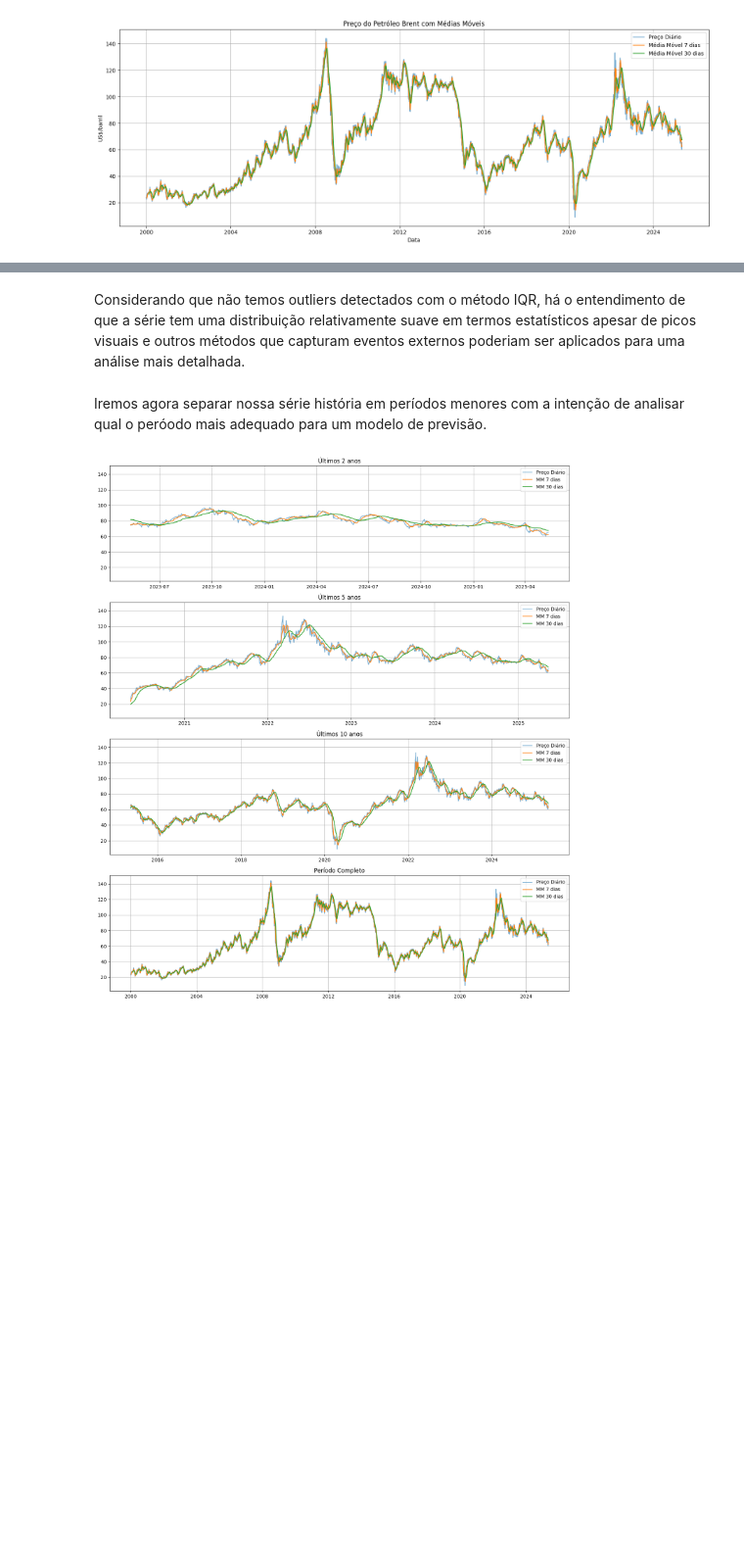
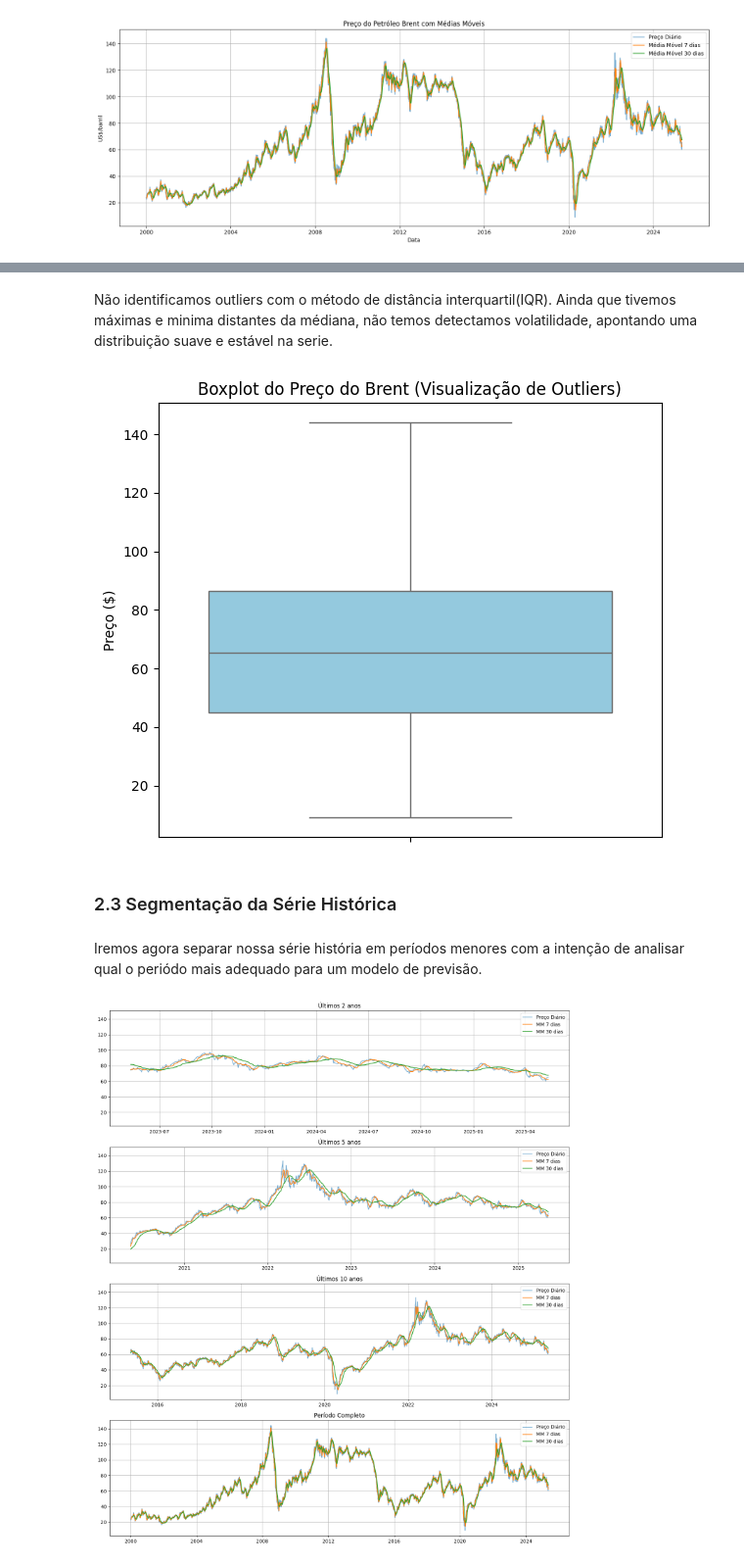
Before and after one commit to shibbys/techchallenge04, a Jupyter notebook: TC04_Analysis_v1.ipynb, the cells around one changed output, grey strips where cells are left out. Shown at 98% size. Drawn from its saved outputs; the diff is of its cells as text; code cells hidden in the pictures; blank space fills up the shorter version.

```diff
--- a/TC04_Analysis_v1.ipynb
+++ b/TC04_Analysis_v1.ipynb
@@ -122,8 +200,19 @@ Columns: [Preco_Brent, MM_7, MM_30]
 Index: []
-# %% [markdown]
-Considerando que não temos outliers detectados com o método IQR, há o entendimento de que a série tem uma distribuição relativamente suave em termos estatísticos apesar de picos visuais e outros métodos que capturam eventos externos poderiam ser aplicados para uma análise mais detalhada.
+# %% [markdown]
+Não identificamos outliers com o método de distância interquartil(IQR). Ainda que tivemos máximas e minima distantes da médiana, não temos detectamos volatilidade, apontando uma distribuição suave e estável na serie.
+# %%
+plt.figure(figsize=(6, 5))
+sns.boxplot(y=df['Preco_Brent'], color='skyblue')
+plt.title('Boxplot do Preço do Brent (Visualização de Outliers)')
+plt.ylabel('Preço ($)')
+plt.tight_layout()
+plt.show()
+# %% [output]
+[figure, added]
+# %% [markdown]
+### 2.3 Segmentação da Série Histórica
 # %% [markdown]
-Iremos agora separar nossa série história em períodos menores com a intenção de analisar qual o peróodo mais adequado para um modelo de previsão.
+Iremos agora separar nossa série história em períodos menores com a intenção de analisar qual o periódo mais adequado para um modelo de previsão.
 # %%
 df_2y = df[df.index >= df.index.max() - pd.DateOffset(years=2)]
 df_5y = df[df.index >= df.index.max() - pd.DateOffset(years=5)]
```
Also changed, not shown: parts of 47 cells of this notebook.
